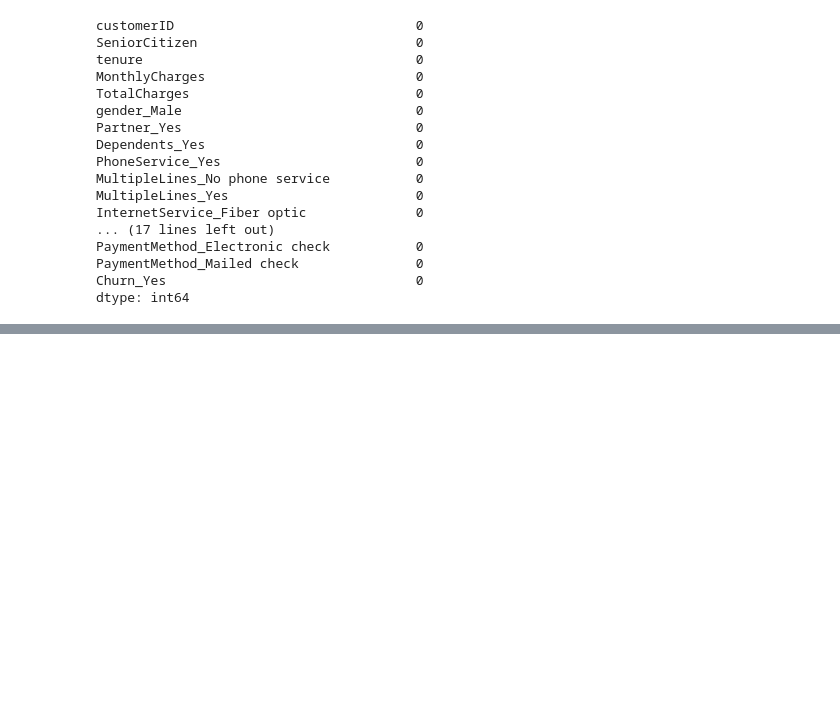
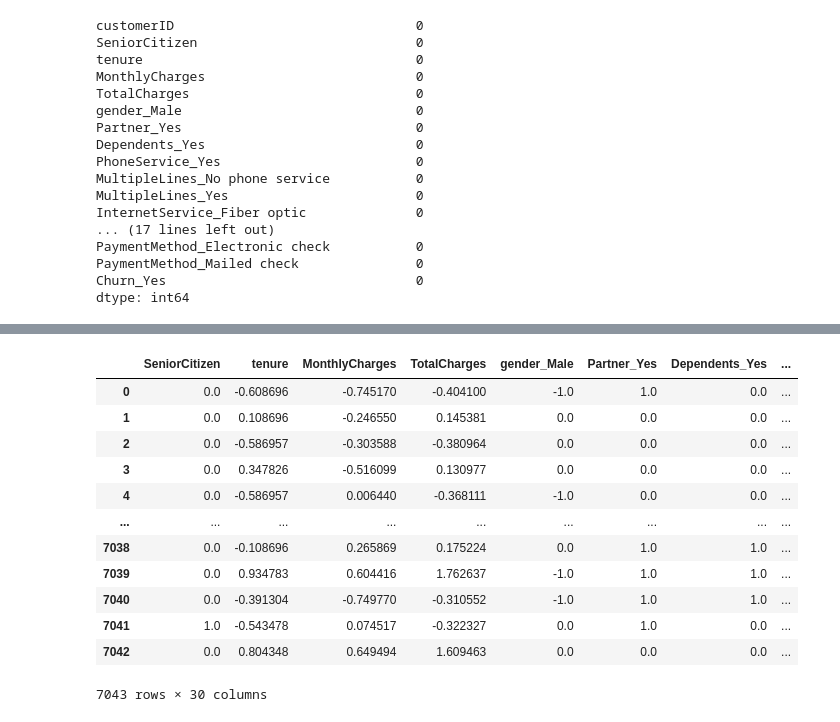
Before and after one commit to sngsuNoh/ECommerce_Data_Analyze, a Jupyter notebook: 03_Customer_Chrun/Customer_Chrun.ipynb, the cells around one changed output, grey strips where cells are left out. Cells and saved outputs as stored; diff of their text form; code cells hidden in the pictures; blank space fills up the shorter version.

```diff
--- a/03_Customer_Chrun/Customer_Chrun.ipynb
+++ b/03_Customer_Chrun/Customer_Chrun.ipynb
@@ -334,0 +437,18 @@ dtype: int64
+# %%
+rob_data = rob.transform(data.drop('Churn_Yes', axis=1))
+# %%
+pd.DataFrame(rob_data, columns=data.drop('Churn_Yes', axis=1).columns)
+# %% [output]
+|  | SeniorCitizen | tenure | MonthlyCharges | TotalCharges | gender_Male | Partner_Yes | Dependents_Yes | ... |
+| 0 | 0.0 | -0.608696 | -0.745170 | -0.404100 | -1.0 | 1.0 | 0.0 | ... |
+| 1 | 0.0 | 0.108696 | -0.246550 | 0.145381 | 0.0 | 0.0 | 0.0 | ... |
+| 2 | 0.0 | -0.586957 | -0.303588 | -0.380964 | 0.0 | 0.0 | 0.0 | ... |
+| 3 | 0.0 | 0.347826 | -0.516099 | 0.130977 | 0.0 | 0.0 | 0.0 | ... |
+| 4 | 0.0 | -0.586957 | 0.006440 | -0.368111 | -1.0 | 0.0 | 0.0 | ... |
+| ... | ... | ... | ... | ... | ... | ... | ... | ... |
+| 7038 | 0.0 | -0.108696 | 0.265869 | 0.175224 | 0.0 | 1.0 | 1.0 | ... |
+| 7039 | 0.0 | 0.934783 | 0.604416 | 1.762637 | -1.0 | 1.0 | 1.0 | ... |
+| 7040 | 0.0 | -0.391304 | -0.749770 | -0.310552 | -1.0 | 1.0 | 1.0 | ... |
+| 7041 | 1.0 | -0.543478 | 0.074517 | -0.322327 | 0.0 | 1.0 | 0.0 | ... |
+| 7042 | 0.0 | 0.804348 | 0.649494 | 1.609463 | 0.0 | 0.0 | 0.0 | ... |
+7043 rows × 30 columns
```
Also changed, not shown: parts of 42 cells of this notebook.
